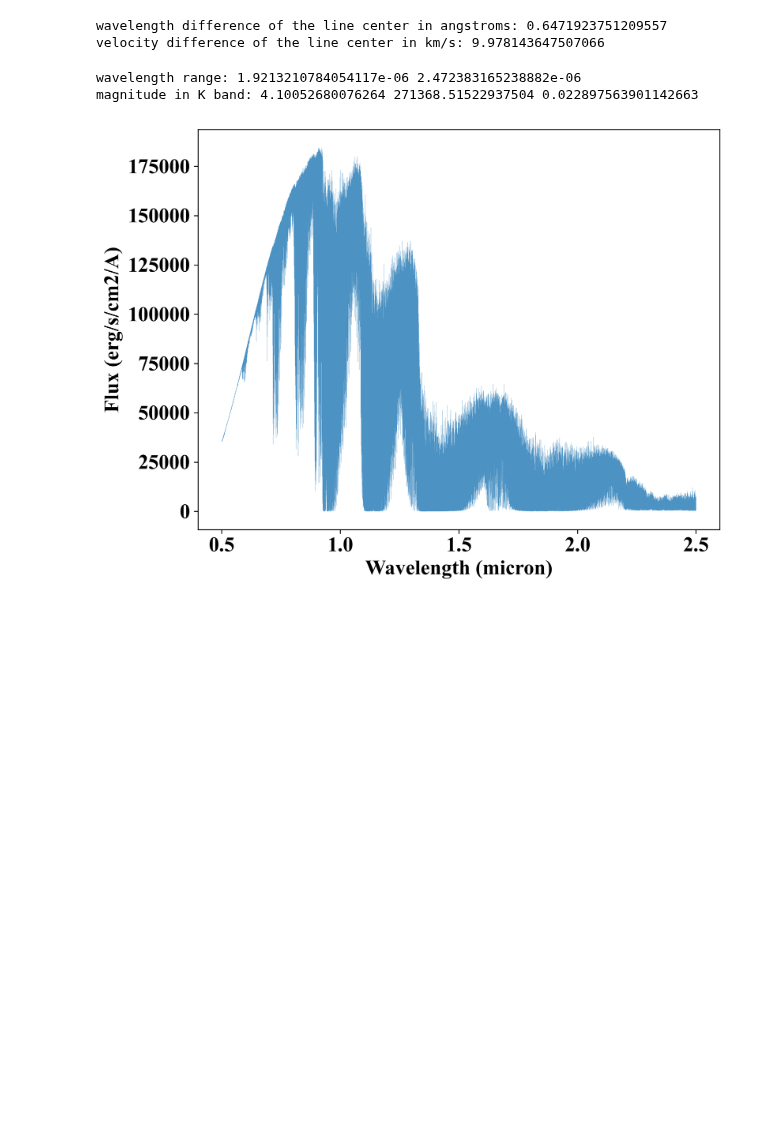
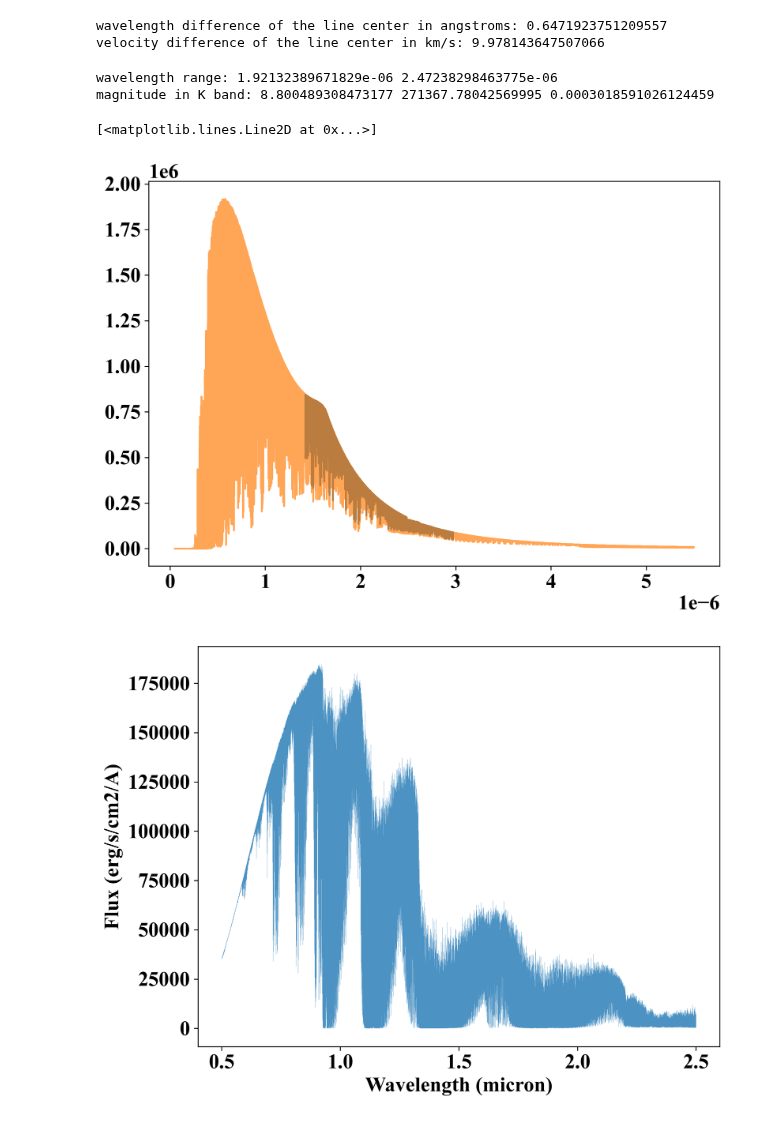
Before and after one commit to RichardPeng0624/CRIRES_Exo_Simulator, a Jupyter notebook: evolutionary_study/EXOCRIRES_spectra_preparation_short.ipynb, the cells around one changed output. Saved outputs shown, nothing was run; the diff lists cells and outputs as text; code cells hidden in the pictures; blank space fills up the shorter version.

```diff
--- a/evolutionary_study/EXOCRIRES_spectra_preparation_short.ipynb
+++ b/evolutionary_study/EXOCRIRES_spectra_preparation_short.ipynb
@@ -8,6 +8,7 @@ R_planet = None
 G_planet = None
 Z_planet = None
 Age = None
+v_sys = None
 
 T_star = None
 R_star = None
@@ -15,3 +16,4 @@ G_star = None
 Z_star = None
 
 folder_name = None
+log_file = None
@@ -102,8 +93,17 @@ plt.rcParams.update({'font.size': 20,
 # %%
 #Using input_spectra_prepartion to produce input stellar and planetary spectra
 
+# Round T and G to the nearest Phoenix ACES-AGSS-COND-2011 grid points:
+#   Teff grid: 100 K steps (2300–7000 K)  → round to nearest 100 K
+#   log g grid: 0.5 steps (0.0–6.0)       → round to nearest 0.5
+# NOTE: file lte0{T_phoe}-{G_phoe}0{Z_star}.PHOENIX-ACES-AGSS-COND-2011-HiRes.fits
+# must exist in path_a/spectra_input/. Download missing files from:
+# https://phoenix.astro.physik.uni-goettingen.de/data/v2.0/HiResFITS/PHOENIX-ACES-AGSS-COND-2011/Z-0.0/
+T_phoe = int((T_star / 100) * 100)    # e.g. 4377 → 4400
+G_phoe = int((G_star * 2)) * 0.5            # e.g. 3.671 → 3.5
+
 prep_star = input_spectra_preparation.Spectra_Preparator(
-    path=path_a, folder_name='spectra_input', T=T_star, G=G_star, Z=Z_star
+    path=path_a, folder_name='spectra_input', T=T_phoe, G=G_phoe, Z=Z_star
 )
 wavelength_range=info.lambda_range['wave']
 
@@ -172,12 +170,12 @@ velocity difference of the line center in km/s: 9.978143647507066
 # %%
 #everything here in SI units
 
-for v in np.arange(-50, 50, 1): #km/s
+for v in np.arange(-100, 100, 1): #km/s
 
     for i in range(len(info.lambda_range['wave']))[-3:-2]:
 
-        wavelengths = wave_lsf
-        flux = flux_lsf_broaden
+        wavelengths = wave_lsf #m
+        flux = flux_lsf_broaden*1e-8 #erg/s/cm2/A
 
         spec_shift = prep_star.radial_velocity_shift(wave=wavelengths, flux=flux, velocity=v)
         '''
@@ -200,26 +198,30 @@ Luminoisty_jup = 3.3e24  #Jupiter luminosity in erg/s
 
 k_band_wave=np.array(info.lambda_range['wave'][-3])
 
-#flux_K=np.load(path+'/Beta_Pic/f_pRT_Kband_t1700_g100nc_m0.0.npy')
-#wave_K=np.load(path+'/Beta_Pic/wave_pRT_Kband.npy')*1e-6
 
-spec_star=np.loadtxt(prep_star.path+'/spectra_input/upload_star_lowres_K2166_rot_lsf.dat').T
-#spec_planet=np.array([wave_K, flux_K])
+spec_star=np.loadtxt(prep_star.path+'/spectra_input/upload_star_lowres_%s_rot_lsf_%skm.dat'%(info.lambda_range['key'][i], v_sys)).T
+
+
 
 brightness_caculator = analysis.planet_para(data_planet=spec_star)
 
-r_star = 1.6*r_sun
+r_star = R_star*r_sun
 throughput = np.loadtxt(path+'/throughput/SPHERE_IRDIS_B_Ks.dat')
-#throughput[:,0] = throughput[:,0]*1e-8 #cm
-mag_K=brightness_caculator.mag_direct(radius=r_star, distance=19.44*pc, solid_angle=4*np.pi, band=k_band_wave*1e-9, transmission=throughput.T, zero=4.08361e-11)
+throughput[:,0] = throughput[:,0]*1e-8 #from angstrom to cm
+mag_K=brightness_caculator.mag_direct(radius=r_star, distance=140*pc, solid_angle=4*np.pi, band=k_band_wave*1e-9, transmission=throughput.T, zero=4.08361e-11)
 print('magnitude in K band:', mag_K[0], mag_K[1], mag_K[2])
 
-#simulation_parameters = pd.read_csv(path+'/simulation_log.csv')
+#
 #simulation_parameters.loc[simulation_parameters['Age']==Age, 'Mag_star_K'] = mag_K[0]
-#simulation_parameters.to_csv(path+'/simulation_log.csv', index=False)
 # %% [output]
-wavelength range: 1.9213210784054117e-06 2.472383165238882e-06
-magnitude in K band: 4.10052680076264 271368.51522937504 0.022897563901142663
+wavelength range: 1.92132389671829e-06 2.47238298463775e-06
+magnitude in K band: 8.800489308473177 271367.78042569995 0.0003018591026124459
+# %%
+plt.plot(spec_star[0], spec_star[1])
+plt.plot(wave_phoe, flux_phoe*1e-8, alpha=0.7)
+# %% [output]
+[<matplotlib.lines.Line2D at 0x...>]
+[figure, added]
 # %%
 #Convert Lorenzo Spectra
 #plot the forward model with T = 1700K
```
Also changed, not shown: parts of 6 cells of this notebook, 1 other file.
